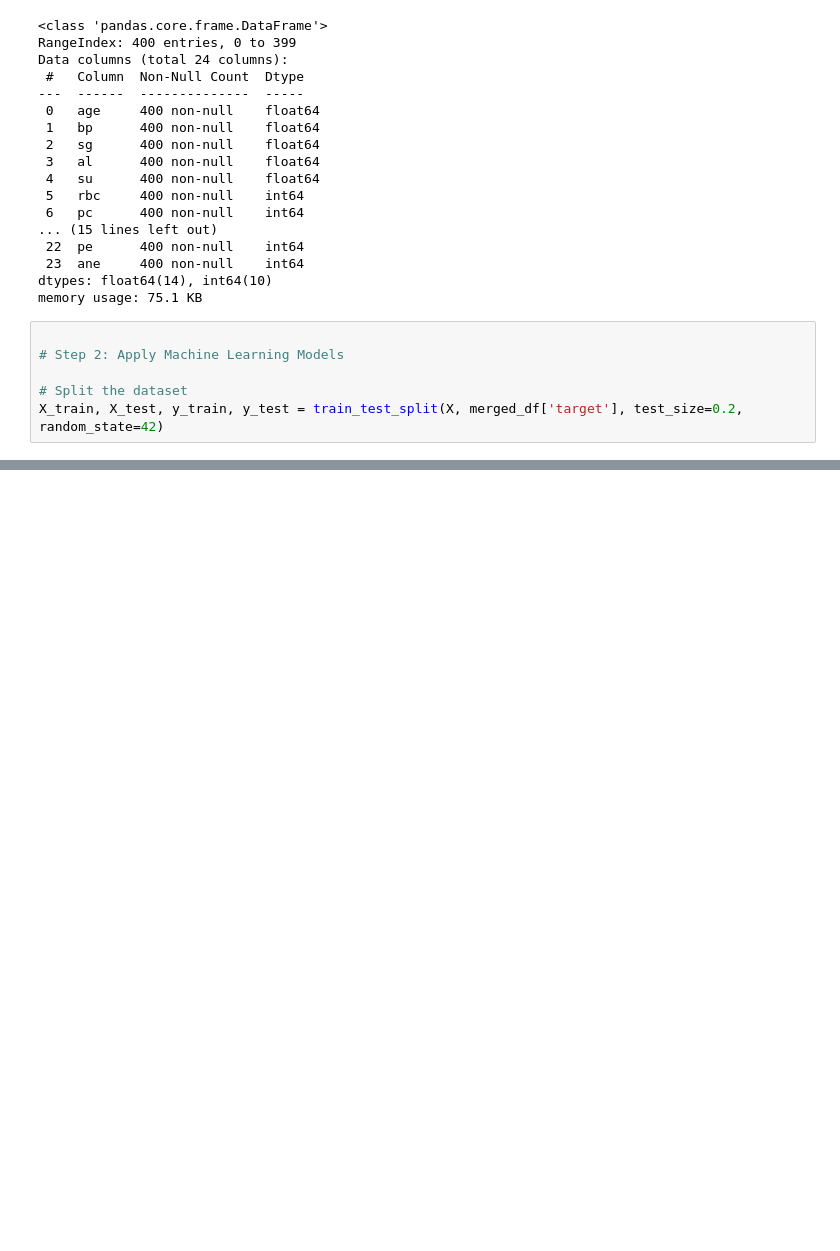
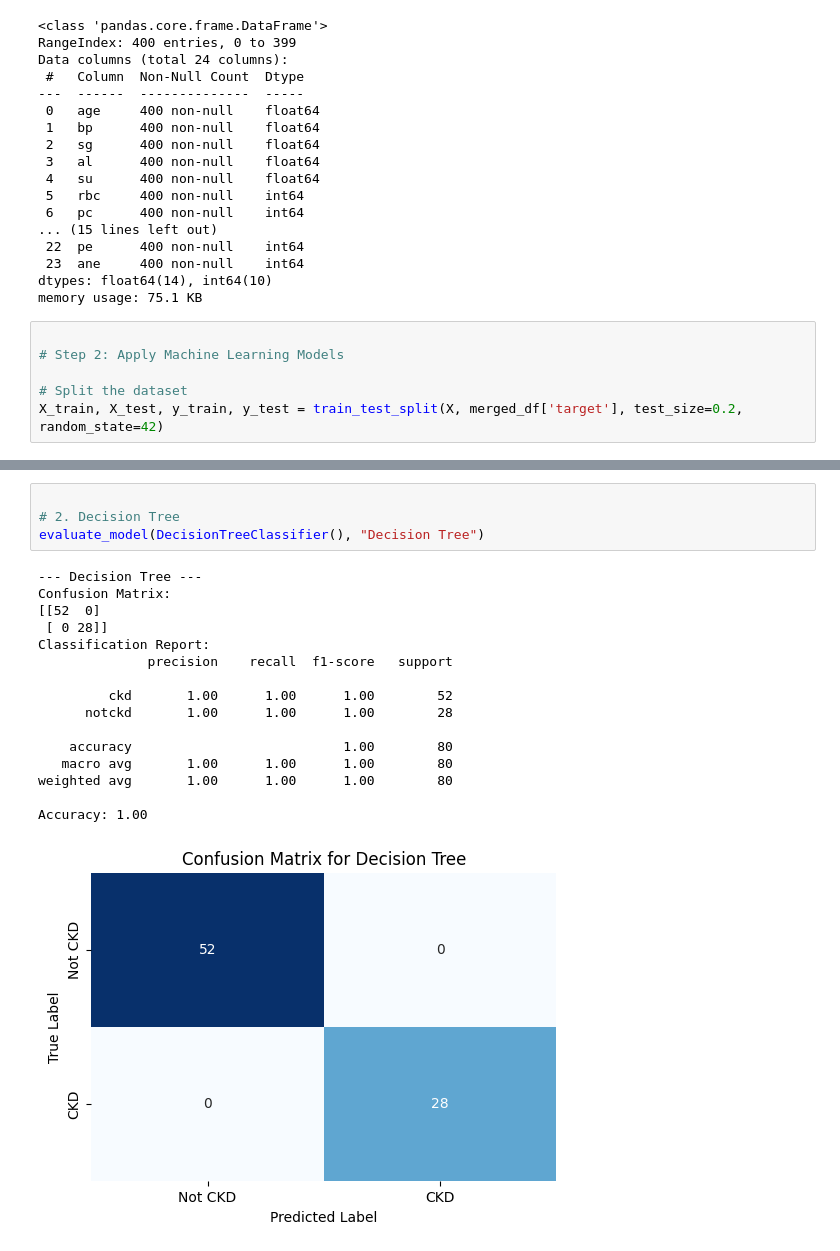
Before and after one commit to Sa22ahy/Project, a Jupyter notebook: CodeFile.ipynb, the cells around one changed output, grey strips where cells are left out. Cells and saved outputs as stored; diff of their text form; blank space fills up the shorter version.

```diff
--- a/CodeFile.ipynb
+++ b/CodeFile.ipynb
@@ -232,0 +291,21 @@ X_train, X_test, y_train, y_test = train_test_split(X, merged_df['target'], test
+# %%
+
+# 2. Decision Tree
+evaluate_model(DecisionTreeClassifier(), "Decision Tree")
+# %% [output]
+--- Decision Tree ---
+Confusion Matrix:
+[[52  0]
+ [ 0 28]]
+Classification Report:
+              precision    recall  f1-score   support
+
+         ckd       1.00      1.00      1.00        52
+      notckd       1.00      1.00      1.00        28
+
+    accuracy                           1.00        80
+   macro avg       1.00      1.00      1.00        80
+weighted avg       1.00      1.00      1.00        80
+
+Accuracy: 1.00
+[figure, added]
```
Also changed, not shown: parts of 21 cells of this notebook.
